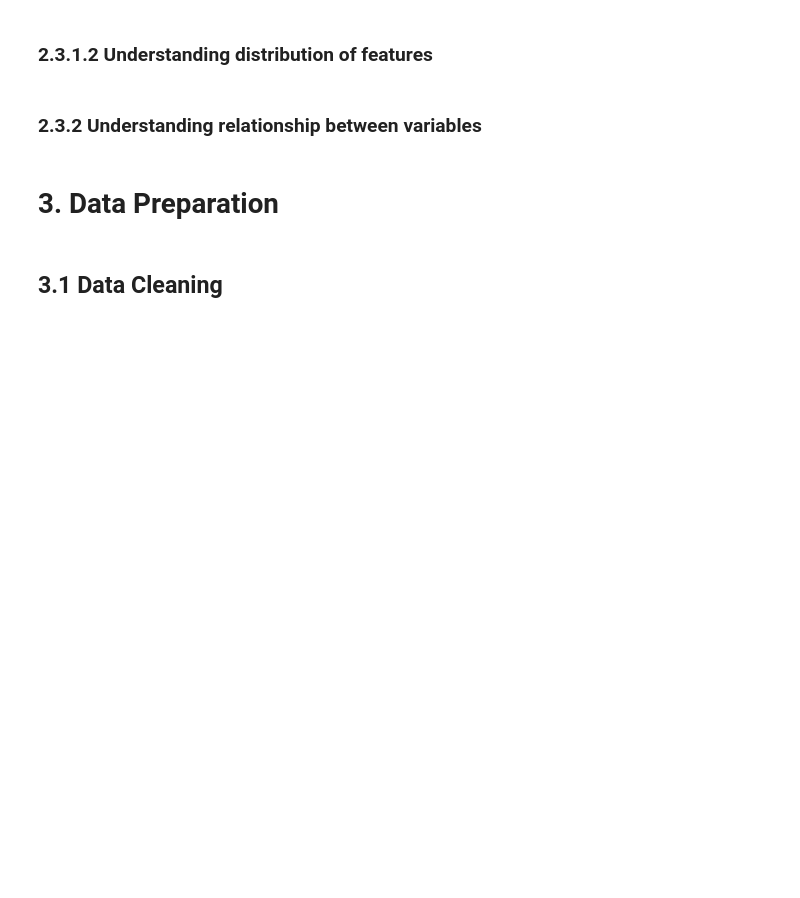
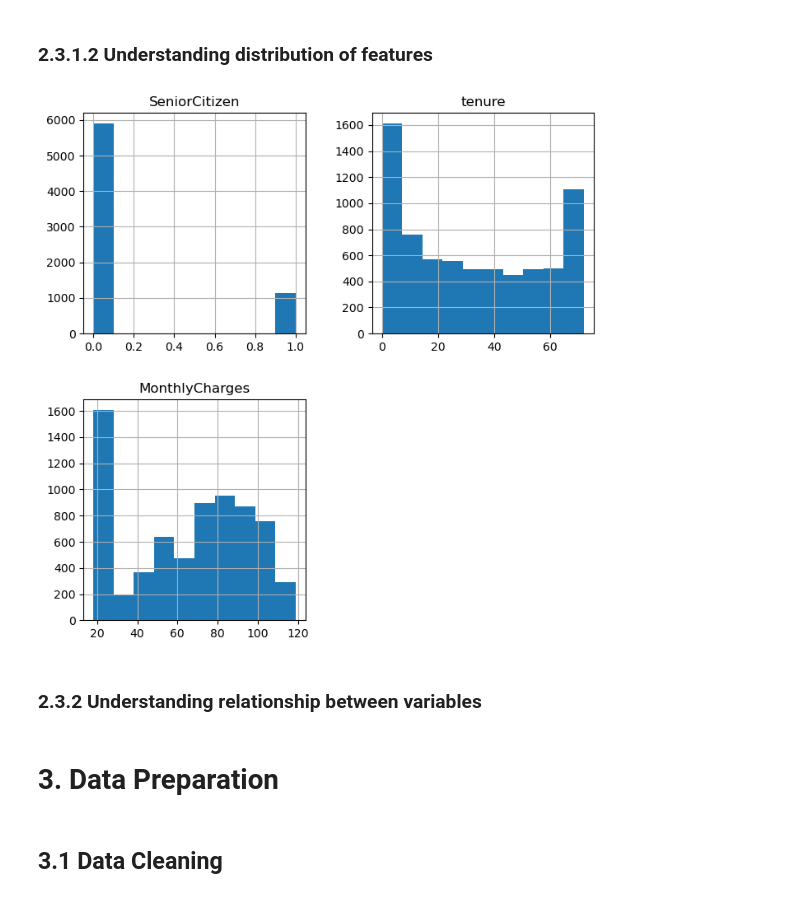
Before and after one commit to fiercetyper23/mldp_telco-churn, a Jupyter notebook: ZULZAWAID_BIN_ZUIKIFLI.ipynb, the cells around one changed output. Saved outputs shown, nothing was run; the diff lists cells and outputs as text; code cells hidden in the pictures; blank space fills up the shorter version.

```diff
--- a/ZULZAWAID_BIN_ZUIKIFLI.ipynb
+++ b/ZULZAWAID_BIN_ZUIKIFLI.ipynb
@@ -76,5 +89,12 @@ df
 # %% [markdown]
 ### 2.3.1.2 Understanding distribution of features
+# %%
+df.hist(figsize=(8, 8))
+plt.show()
+
+## should i drop target column?
+# %% [output]
+[figure, added]
 # %%
 ## Understanding distribution of features
 # %% [markdown]
```
Also changed, not shown: parts of 1 cell of this notebook.
